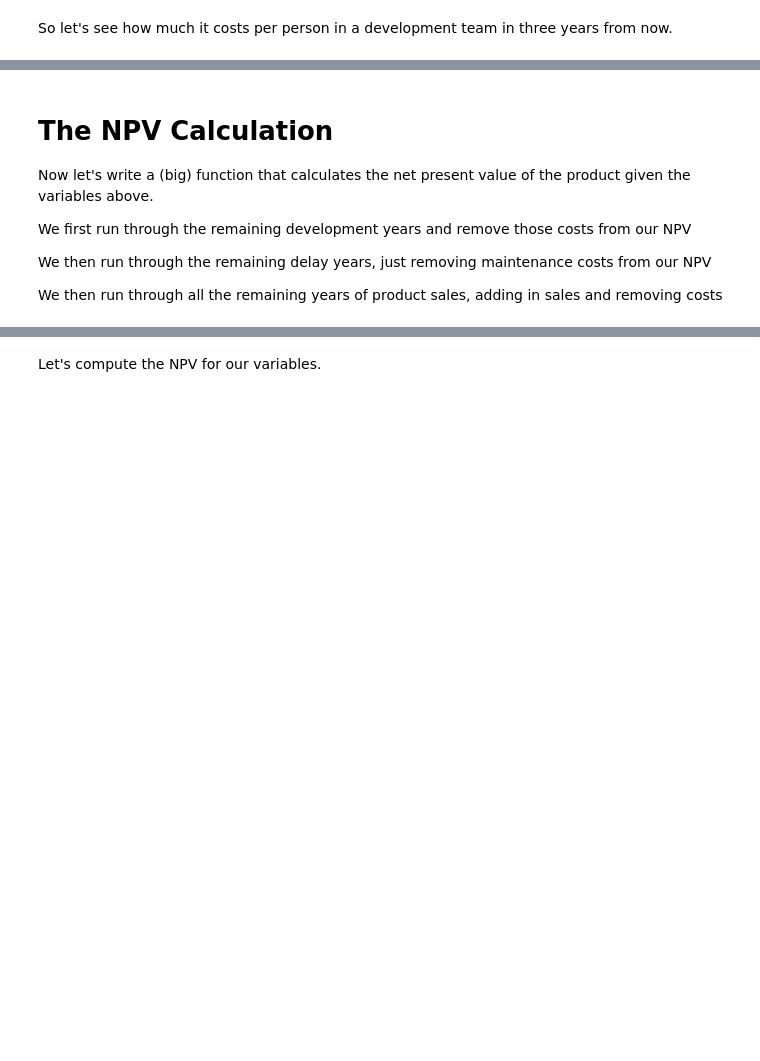
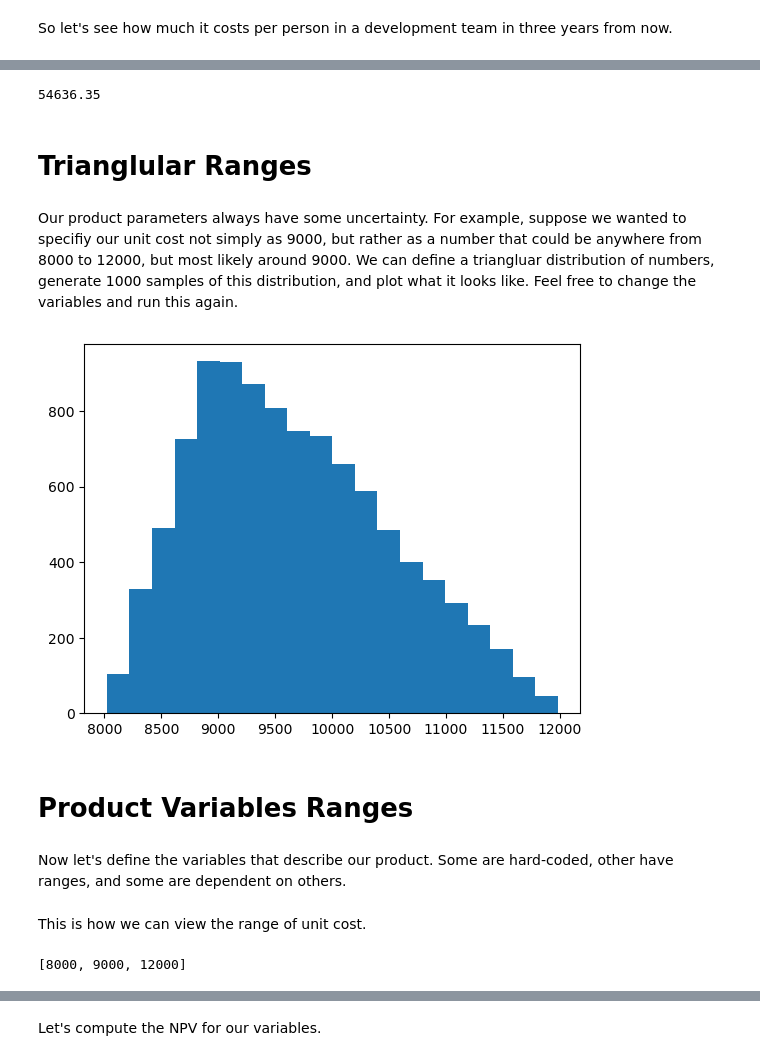
Before and after one commit to JohnMichaelHauck/ppm, a Jupyter notebook: ppm.ipynb, the cells around one changed output, grey strips where cells are left out. Cells and saved outputs as stored; diff of their text form; code cells hidden in the pictures; blank space fills up the shorter version.

```diff
--- a/ppm.ipynb
+++ b/ppm.ipynb
@@ -85,9 +60,0 @@ remaining_years_of_sales = 10
-# %% [markdown]
-# The NPV Calculation
-Now let's write a (big) function that calculates the net present value of the product given the variables above.
-
-We first run through the remaining development years and remove those costs from our NPV
-
-We then run through the remaining delay years, just removing maintenance costs from our NPV
-
-We then run through all the remaining years of product sales, adding in sales and removing costs
@@ -158,0 +61,19 @@ def calculate_npv(remaining_development_years, development_ftes, maintenance_fte
+# %%
+fv(company_constants.yearly_development_fte_cost_pv, company_constants.inflation, 3)
+# %% [output]
+54636.35
+# %% [markdown]
+# Trianglular Ranges
+# %% [markdown]
+Our product parameters always have some uncertainty. For example, suppose we wanted to specifiy our unit cost not simply as 9000, but rather as a number that could be anywhere from 8000 to 12000, but most likely around 9000. We can define a triangluar distribution of numbers, generate 1000 samples of this distribution, and plot what it looks like. Feel free to change the variables and run this again.
+# %%
+a = [8000, 9000, 12000]
+sales = np.random.triangular(a[0], a[1], a[2], size=10000)
+plt.hist(sales, bins=20)
+plt.show()
+# %% [output]
+[figure, added]
+# %% [markdown]
+# Product Variables Ranges
+# %% [markdown]
+Now let's define the variables that describe our product. Some are hard-coded, other have ranges, and some are dependent on others.
@@ -158,0 +134,6 @@ def calculate_npv(remaining_development_years, development_ftes, maintenance_fte
+# %% [markdown]
+This is how we can view the range of unit cost.
+# %%
+product_variables_ranges.unit_cost_pv
+# %% [output]
+[8000, 9000, 12000]
```
Also changed, not shown: parts of 62 cells of this notebook, 2 other files.
